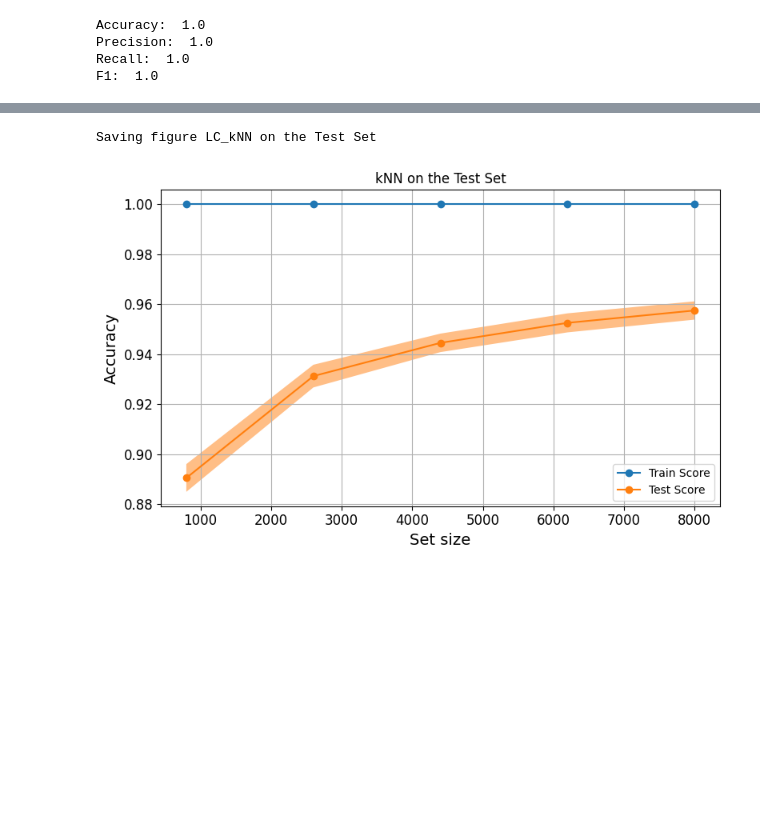
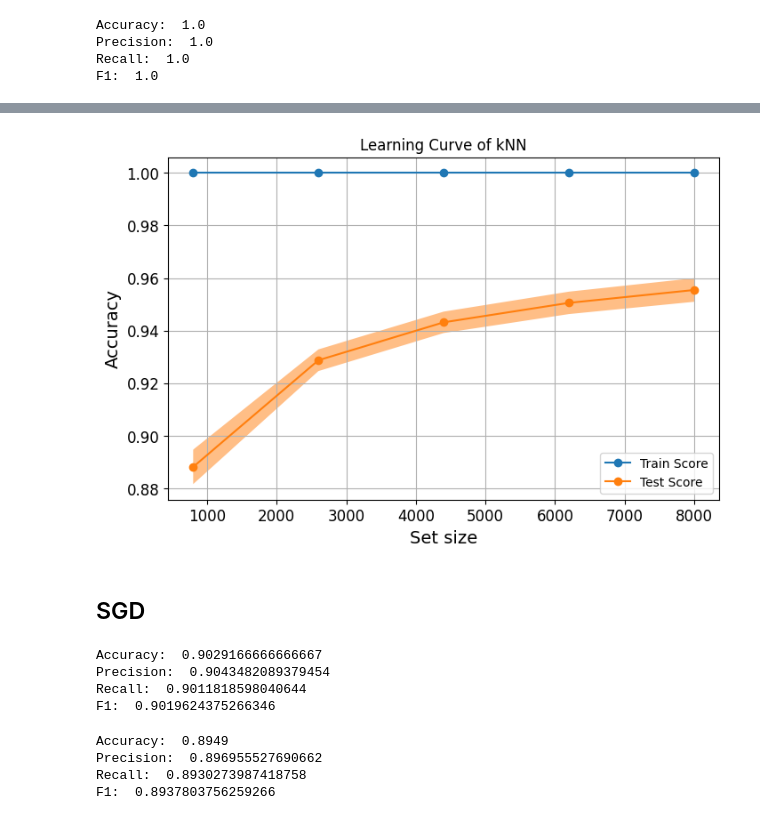
Before and after one commit to nhv96/iai600_assignment_5, a Jupyter notebook: knn.ipynb, the cells around one changed output, grey strips where cells are left out. Drawn from its saved outputs; the diff is of its cells as text; code cells hidden in the pictures; blank space fills up the shorter version.

```diff
--- a/knn.ipynb
+++ b/knn.ipynb
@@ -120,0 +189,11 @@ knn_clf = random_search.best_estimator_
+# %%
+params = {
+    'n_estimators': [300, 500, 1000],
+    'max_features': [20, 50, 100],
+    'min_samples_split': [3, 7, 13, 20],
+    'max_depth': [3, 5, 10]
+}
+
+forest_random_search = RandomizedSearchCV(rf_clf, param_distributions=params, cv=3, n_iter=10, verbose=2, scoring='accuracy', return_train_score=True)
+
+forest_random_search.fit(X_train[:set_size], y_train[:set_size])
@@ -120,0 +231,2 @@ knn_clf = random_search.best_estimator_
+# %%
+forest_random_search.best_estimator_.fit(X_train, y_train)
@@ -138,8 +257,8 @@ F1:  0.971224084176584
 from sklearn.model_selection import learning_curve, ShuffleSplit
 
 common_params = {
-    "X": X_test,
-    "y": y_test,
+    "X": X_train[:8000],
+    "y": y_train[:8000],
     "train_sizes": np.linspace(0.1, 1.0, 5),
     "cv": ShuffleSplit(n_splits=10, test_size=0.2, random_state=0),
     "n_jobs": 4,
@@ -178,14 +297,14 @@ Saving figure scalability_knn
 # %%
 from sklearn.model_selection import ShuffleSplit, LearningCurveDisplay
 
-def draw_learning_curve(model, X, y, title):
+def draw_learning_curve(model, X, y, score_method, title):
     common_params = {
         "X": X,
         "y": y,
         "train_sizes": np.linspace(0.1, 1.0, 5),
         "cv": ShuffleSplit(n_splits=10, test_size=0.2, random_state=0),
         "score_type": "both",
-        "score_name": "Accuracy",
+        "scoring": score_method,
         "line_kw": {"marker": "o"},
         "std_display_style": 'fill_between',
     }
@@ -198,10 +317,23 @@ def draw_learning_curve(model, X, y, title):
     ax.set_title(title)
     ax.set_xlabel("Set size")
     ax.grid(True)
-
-    save_fig("LC_"+title)
 # %%
-draw_learning_curve(knn_clf, X_test, y_test, 'kNN on the Test Set')
+draw_learning_curve(knn_clf, X_test, y_test, "accuracy", 'Learning Curve of kNN')
 # %% [output]
-Saving figure LC_kNN on the Test Set
-[figure, old version]
+[figure, new version]
+# %% [markdown]
+## SGD
+# %%
+print_scores(sgd_clf, X_train, y_train)
+# %% [output]
+Accuracy:  0.9029166666666667
+Precision:  0.9043482089379454
+Recall:  0.9011818598040644
+F1:  0.9019624375266346
+# %%
+print_scores(sgd_clf, X_test, y_test)
+# %% [output]
+Accuracy:  0.8949
+Precision:  0.896955527690662
+Recall:  0.8930273987418758
+F1:  0.8937803756259266
```
Also changed, not shown: parts of 33 cells of this notebook, 8 other files.
